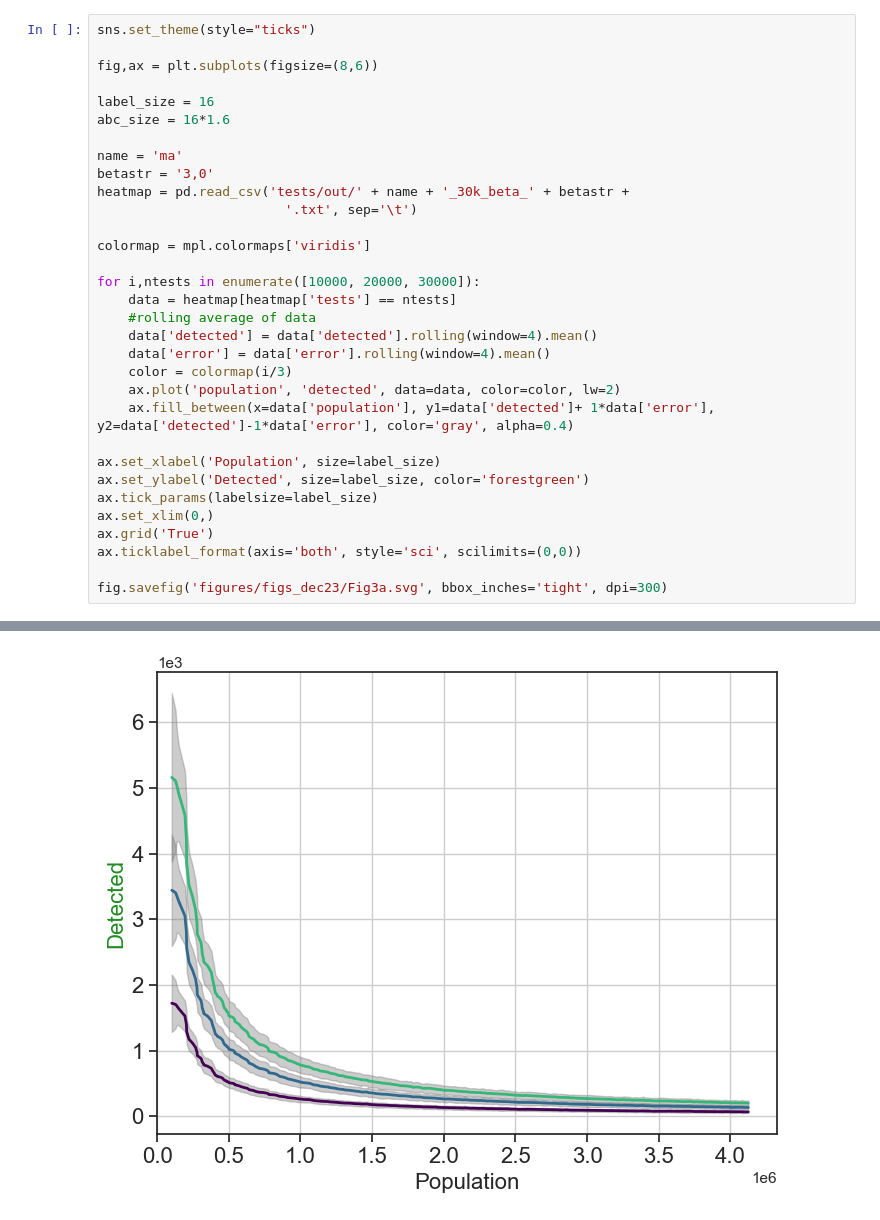
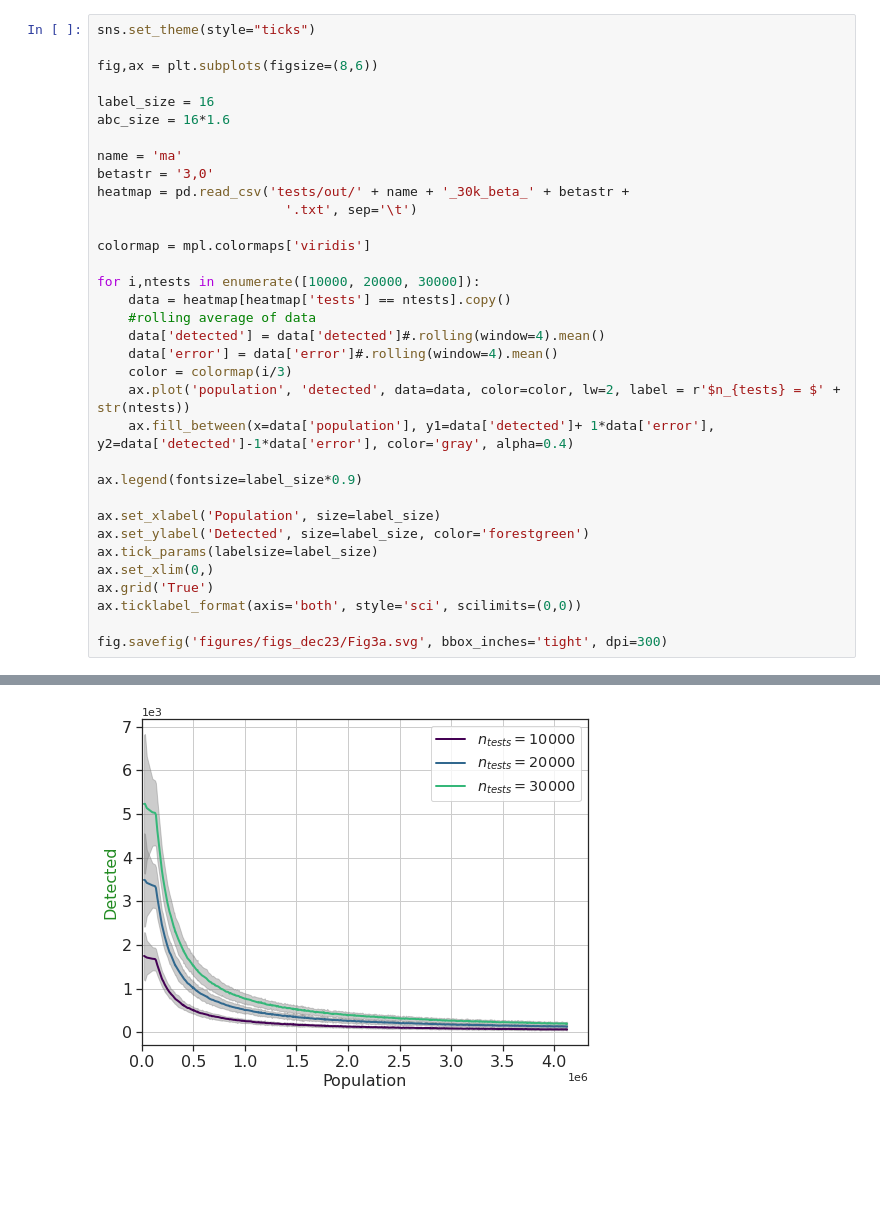
Before and after one commit to PabloValgaRuiz/control23, a Jupyter notebook: figs_dec23.ipynb, the cells around one changed output, grey strips where cells are left out. Drawn from its saved outputs; the diff is of its cells as text; blank space fills up the shorter version.

```diff
--- a/figs_dec23.ipynb
+++ b/figs_dec23.ipynb
@@ -30,13 +50,15 @@ heatmap = pd.read_csv('tests/out/' + name + '_30k_beta_' + betastr +
 colormap = mpl.colormaps['viridis']
 
 for i,ntests in enumerate([10000, 20000, 30000]):
-    data = heatmap[heatmap['tests'] == ntests]
+    data = heatmap[heatmap['tests'] == ntests].copy()
     #rolling average of data
-    data['detected'] = data['detected'].rolling(window=4).mean()
-    data['error'] = data['error'].rolling(window=4).mean()
+    data['detected'] = data['detected']#.rolling(window=4).mean()
+    data['error'] = data['error']#.rolling(window=4).mean()
     color = colormap(i/3)
-    ax.plot('population', 'detected', data=data, color=color, lw=2)
+    ax.plot('population', 'detected', data=data, color=color, lw=2, label = r'$n_{tests} = $' + str(ntests))
     ax.fill_between(x=data['population'], y1=data['detected']+ 1*data['error'], y2=data['detected']-1*data['error'], color='gray', alpha=0.4)
+
+ax.legend(fontsize=label_size*0.9)
 
 ax.set_xlabel('Population', size=label_size)
 ax.set_ylabel('Detected', size=label_size, color='forestgreen')
@@ -60,4 +72,4 @@ See the caveats in the documentation: https://pandas.pydata.org/pandas-docs/stab
-[figure, old version]
+[figure, new version]
 # %%
 sns.set_theme(style="ticks")
 
```
Also changed, not shown: parts of 10 cells of this notebook, 40 other files.
